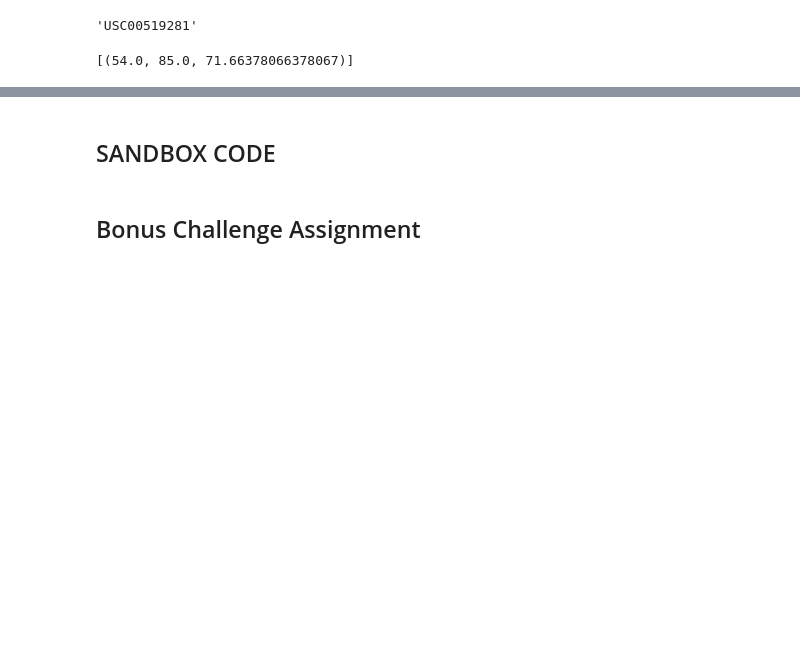
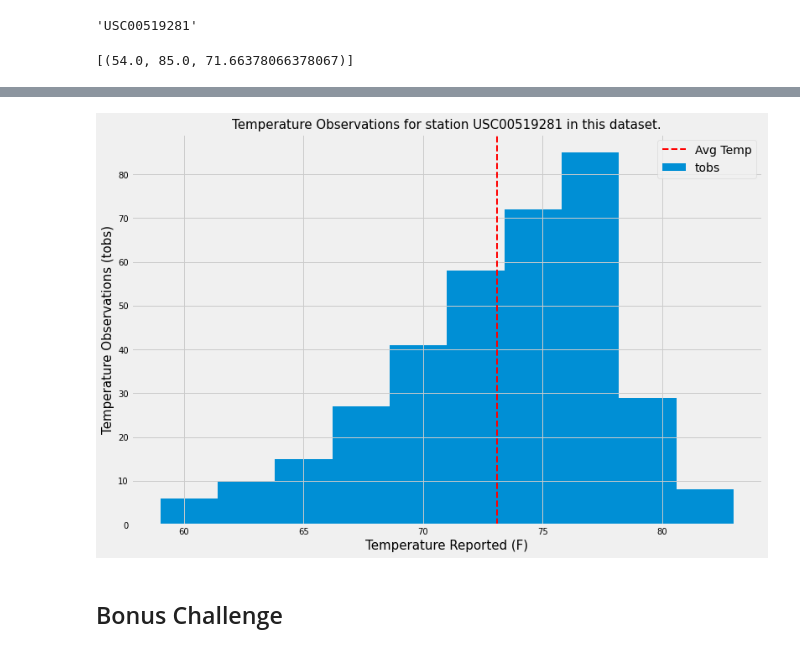
Before and after one commit to svfarago/SQLAlchemy_challenge, a Jupyter notebook: climate_analysis.ipynb, the cells around one changed output, grey strips where cells are left out. Saved outputs shown, nothing was run; the diff lists cells and outputs as text; code cells hidden in the pictures; blank space fills up the shorter version.

Commit message:
Code done. Start Flask.

```diff
--- a/climate_analysis.ipynb
+++ b/climate_analysis.ipynb
@@ -192,6 +192,11 @@ session.query(func.min(measurement.tobs), func.max(measurement.tobs), func.avg(m
 [(54.0, 85.0, 71.66378066378067)]
 # %%
 # Choose the station with the highest number of temperature observations.
-# Query the last 12 months of temperature observation data for this station and plot the results as a histogram
+# Query the last 12 months of temperature observation data for this station and plot the results as a histogram. (plot below)
 
-#POTATO - start here. Can I use same code as most active stations???
+temp_results = session.query(measurement.station, measurement.tobs).\
+                filter(measurement.station == most_active).\
+                filter(measurement.date >= twelve_months).all()
+temps_df = pd.DataFrame(temp_results)
+temps_df.set_index("station", inplace=True)
+temps_df.head()
@@ -198,2 +210,0 @@ session.query(func.min(measurement.tobs), func.max(measurement.tobs), func.avg(m
-# %% [markdown]
-## SANDBOX CODE
@@ -255,2 +211,26 @@ station_df.head()
+# %%
+# Plot the results as a histogram (last 12 months of temperature observation data for this station.)
+
+temps_df.plot.hist(figsize=(12,8), zorder=0)
+
+plt.title(f"Temperature Observations for station {most_active} in this dataset.", fontsize=15)
+plt.xlabel("Temperature Reported (F)", fontsize=15)
+plt.ylabel("Temperature Observations (tobs)", fontsize=15)
+plt.xticks(fontsize=10)
+plt.yticks(fontsize=10)
+
+
+# Note: Added mean vertical line
+plt.axvline(temps_df["tobs"].mean(), color="r", linestyle="dashed", linewidth=2, label="Avg Temp")
+plt.legend()
+
+# Save chart image (optional)
+# Note: put this before plt.show otherwise image will save as black box.
+plt.savefig("images/Last_12Months_Temperature.png")
+
+# Display chart
+plt.show()
+# %% [output]
+[figure, added]
 # %% [markdown]
-## Bonus Challenge Assignment
+## Bonus Challenge
```
Also changed, not shown: parts of 28 cells of this notebook, 4 other files.
